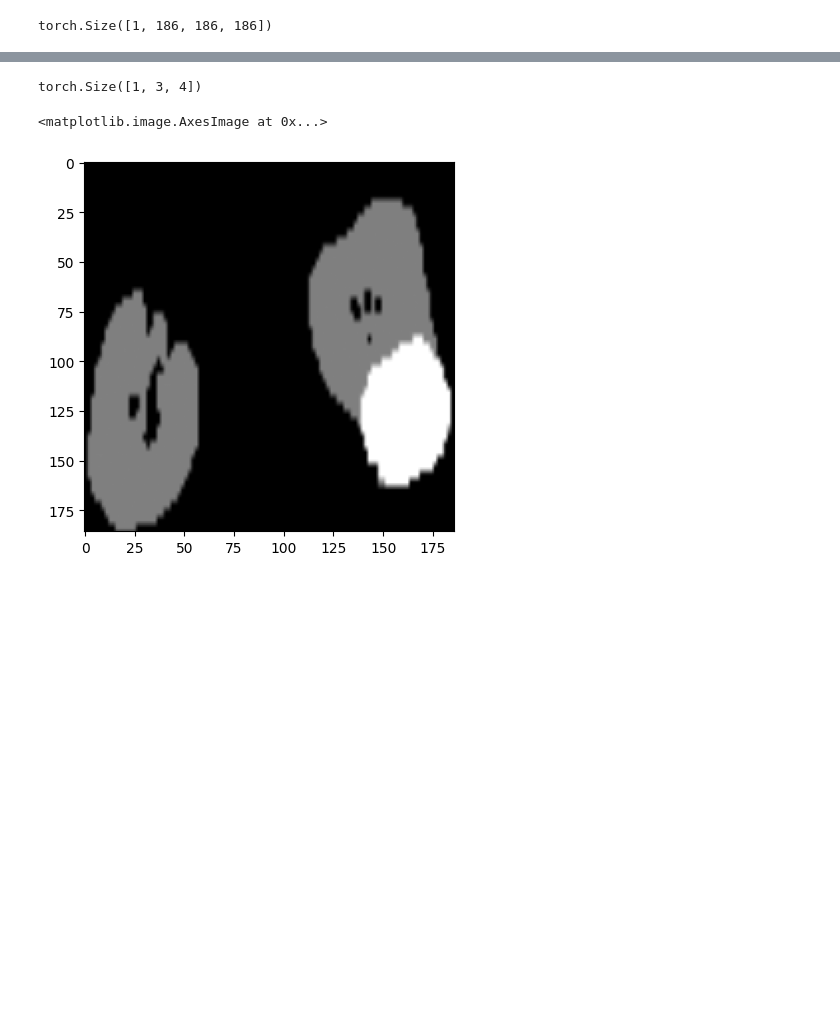
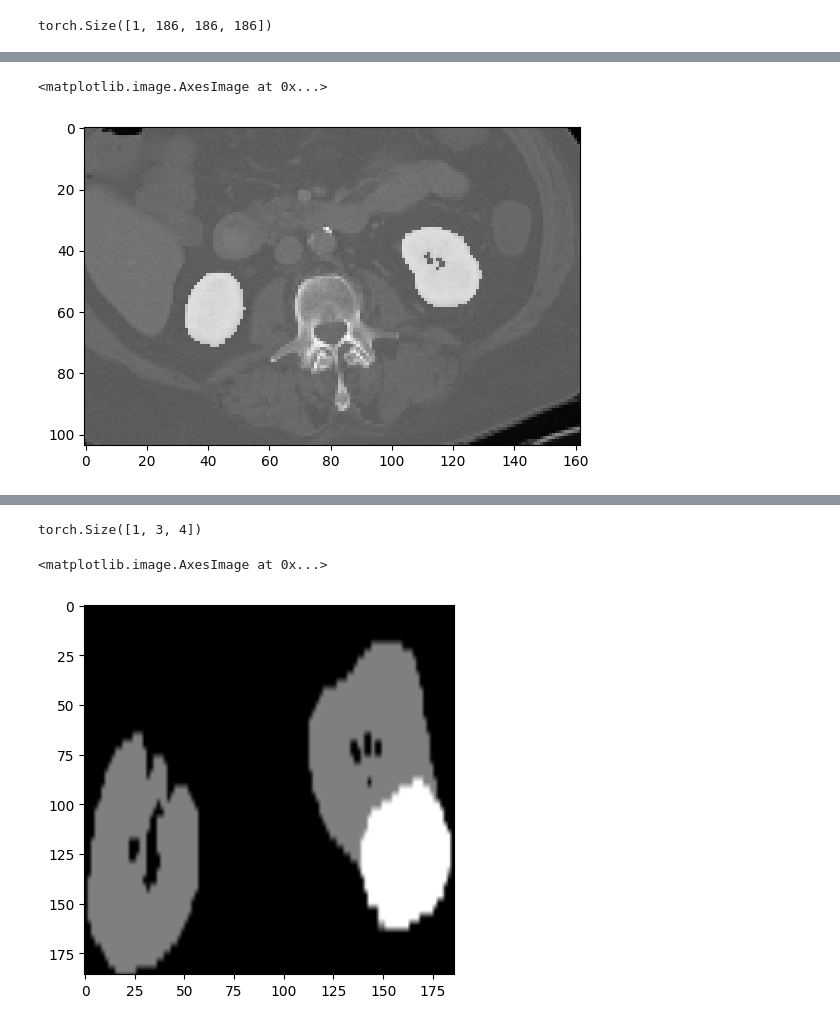
Before and after one commit to marinbenc/domain-specific-transforms, a Jupyter notebook: affine_viz.ipynb, the cells around one changed output, grey strips where cells are left out. Saved outputs shown, nothing was run; the diff lists cells and outputs as text; code cells hidden in the pictures; blank space fills up the shorter version.

```diff
--- a/affine_viz.ipynb
+++ b/affine_viz.ipynb
@@ -127,0 +276,7 @@ torch.Size([1, 186, 186, 186])
+# %%
+image_slice_crop = image_slice[:, int(bbox_[1]):int(bbox_[1] + bbox_[3]), int(bbox_[0]):int(bbox_[0] + bbox_[2])]
+label_slice_crop = label_slice[:, int(bbox_[1]):int(bbox_[1] + bbox_[3]), int(bbox_[0]):int(bbox_[0] + bbox_[2])]
+plt.imshow(image_slice_crop.squeeze().numpy() + label_slice_crop.squeeze().numpy() * 1000, cmap='gray')
+# %% [output]
+<matplotlib.image.AxesImage at 0x...>
+[figure, added]
```
Also changed, not shown: parts of 15 cells of this notebook, 10 other files.
